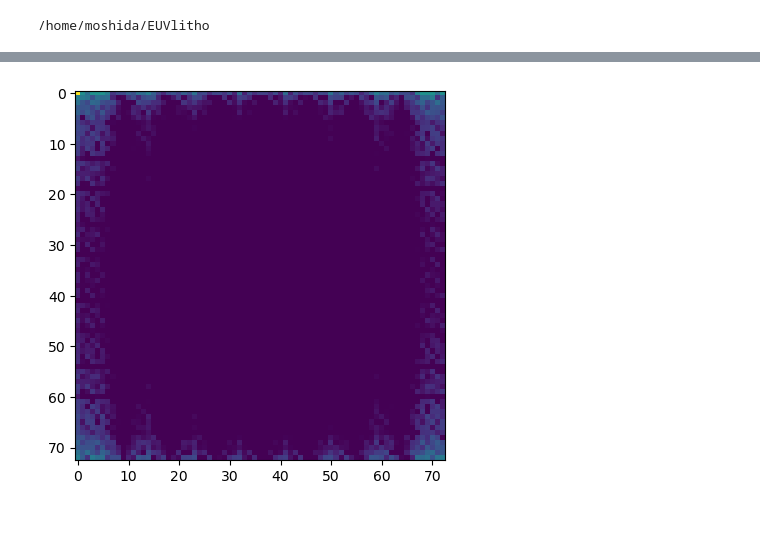
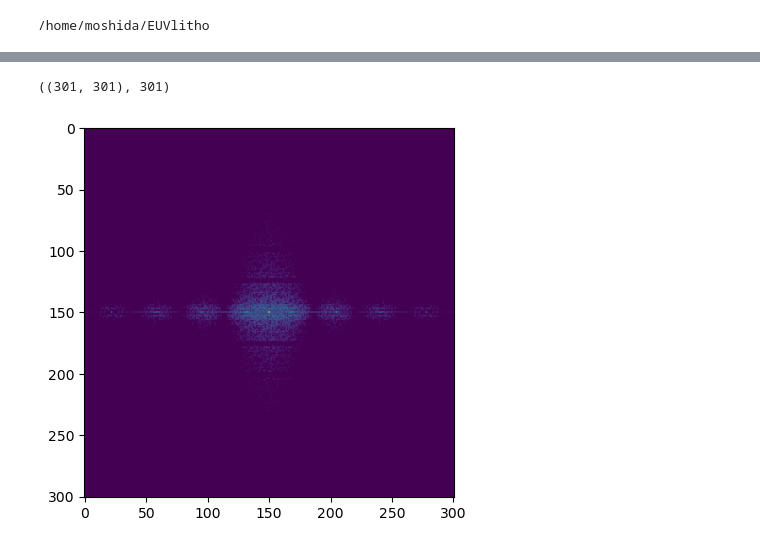
Before and after one commit to takahashi-edalab/EUVlitho, a Jupyter notebook: notebooks/debug_fourier.ipynb, the cells around one changed output, grey strips where cells are left out. Saved outputs shown, nothing was run; the diff lists cells and outputs as text; code cells hidden in the pictures; blank space fills up the shorter version.

```diff
--- a/notebooks/debug_fourier.ipynb
+++ b/notebooks/debug_fourier.ipynb
@@ -86,0 +31,9 @@ org_fft_mask = original_mask(mask, ata, avc, const.FDIVX, const.FDIVY, const.LMA
+# %%
+rfamp.shape, const.Mrange2
+# %% [output]
+((301, 301), 301)
+# %%
+plt.imshow(rfamp)
+plt.show()
+# %% [output]
+[figure, added]
@@ -87,6 +65,3 @@ org_fft_mask = original_mask(mask, ata, avc, const.FDIVX, const.FDIVY, const.LMA
 # %%
-org_vis_mask = np.maximum(np.log(np.abs(org_fft_mask)) + 10, 0)
-plt.imshow(org_vis_mask)
-plt.show()
+own_famp = test_np_ver(mask, ampta, ampvc)
+own_rfamp = np.maximum(np.log(np.abs(own_famp)) + 10, 0)
-# %% [output]
-[figure, removed]
```
Also changed, not shown: parts of 16 cells of this notebook, 4 other files.
